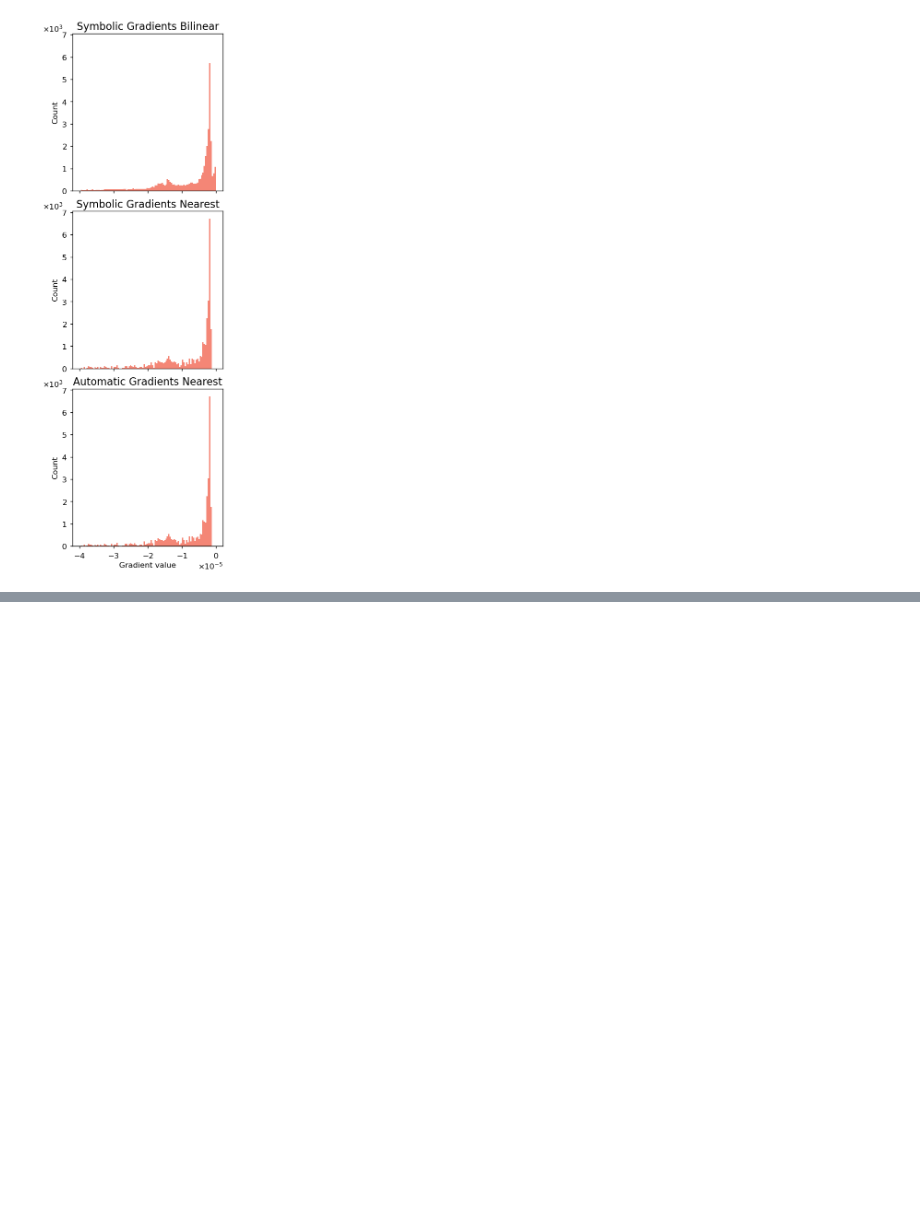
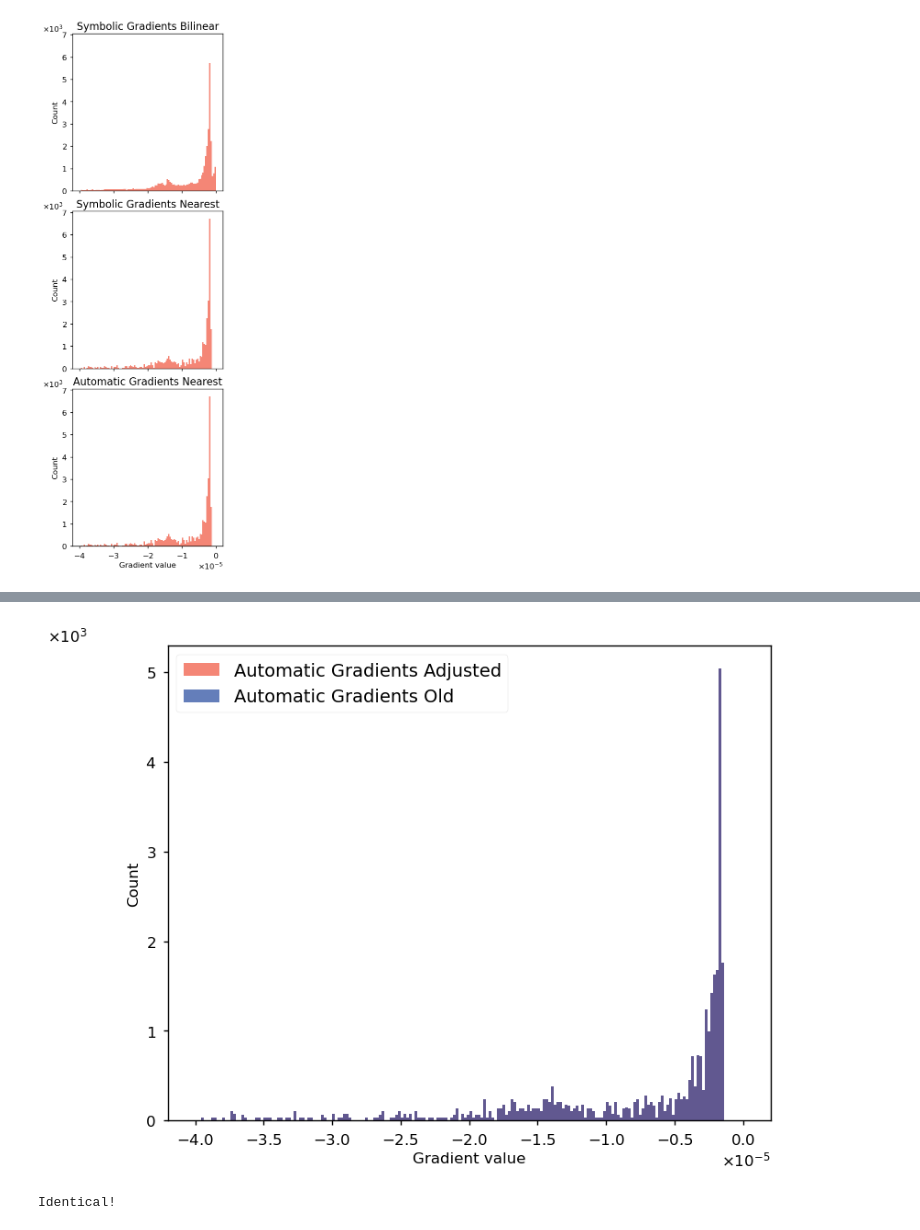
Before and after one commit to RubenDragland/XRD_CT, a Jupyter notebook: Plotting/visualise_gradients.ipynb, the cells around one changed output, grey strips where cells are left out. Saved outputs shown, nothing was run; the diff lists cells and outputs as text; code cells hidden in the pictures; blank space fills up the shorter version.

```diff
--- a/Plotting/visualise_gradients.ipynb
+++ b/Plotting/visualise_gradients.ipynb
@@ -16,0 +27,22 @@ plot_visualisation_grads(mat_paths=paths, keys= keys, titles=titles, bins=100)
+# %%
+filenames = [r"grad_a_original_bilinear.mat", r"grad_a_AD_adjusted.mat", r"grad_a_AD_comparison_converted.mat"]
+paths = [r"../Data sets/Debug Data/" + name  for name in filenames]
+keys = ["grad_a", "grad_a", "grad_a_AD_converted"]
+titles = ["Symbolic Gradients Bilinear", "Automatic Gradients Adjusted", "Automatic Gradients Old"]
+
+plot_comparison_grads(paths, keys, titles, bins = 200, range = (-4e-5, -1e-9))
+# %% [output]
+[figure, added]
+# %%
+import scipy.io
+import numpy as np
+
+mat_dict_old = scipy.io.loadmat(paths[-1])
+mat_dict_new = scipy.io.loadmat(paths[1])
+
+if np.any( mat_dict_old[keys[-1]] != mat_dict_new[keys[1]]) :
+    print("A difference!")
+else:
+    print("Identical!")
+# %% [output]
+Identical!
```
Also changed, not shown: parts of 1 cell of this notebook, 1 other file.
